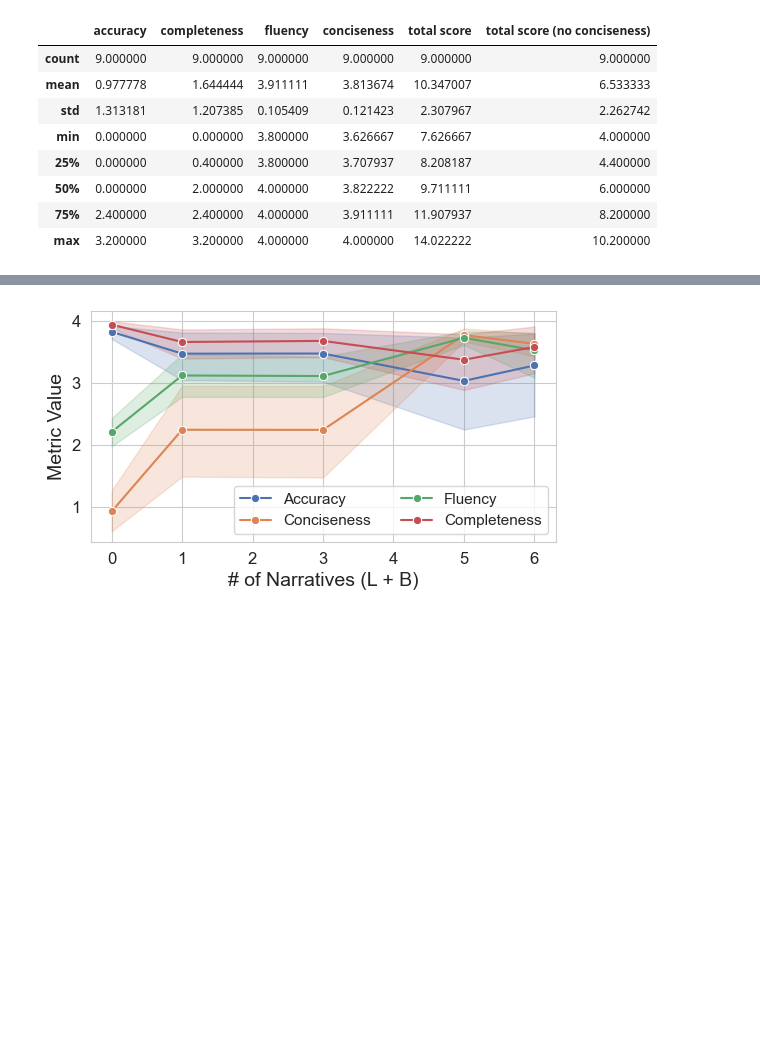
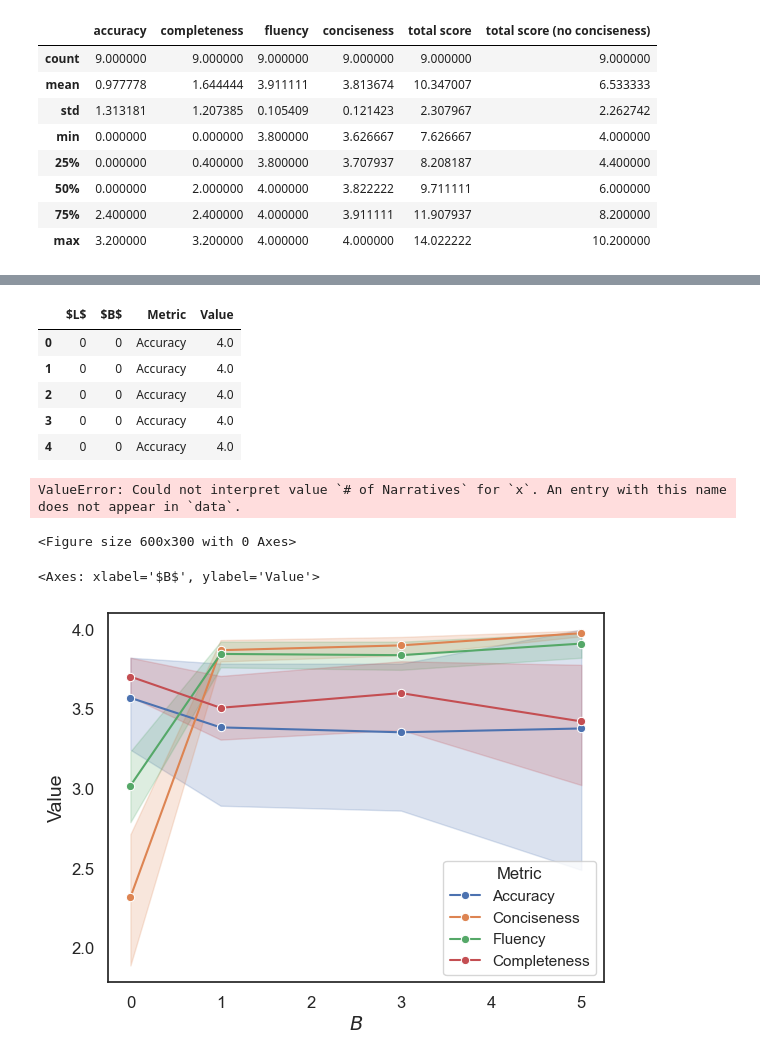
Before and after one commit to sibyl-dev/Explingo, a Jupyter notebook: full-experiment/evaluate_results.ipynb, the cells around one changed output, grey strips where cells are left out. Drawn from its saved outputs; the diff is of its cells as text; code cells hidden in the pictures; blank space fills up the shorter version.

```diff
--- a/full-experiment/evaluate_results.ipynb
+++ b/full-experiment/evaluate_results.ipynb
@@ -223,10 +216,15 @@ import seaborn as sns
 
 df["# of Narratives"] = df["$L$"] + df["$B$"]
 
-df_melted = df.melt(id_vars=["# of Narratives"],
+# df_melted = df.melt(id_vars=["# of Narratives"],
+#                     value_vars=["Accuracy", "Conciseness", "Fluency", "Completeness"],
+#                     var_name="Metric",
+#                     value_name="Value")
+df_melted = df.melt(id_vars=["$L$", "$B$"],
                     value_vars=["Accuracy", "Conciseness", "Fluency", "Completeness"],
                     var_name="Metric",
                     value_name="Value")
+display(df_melted.head())
 
 # Create the line plot
 plt.rcParams.update({
@@ -247,11 +245,23 @@ plt.legend(title=None, ncol=2)
 
 # Add title and labels
 # plt.title("Metric Scores vs # of Narratives")
-plt.xlabel("# of Narratives (L + B)")
+plt.xlabel("Number of Labeled Narratives")
 plt.ylabel("Metric Value")
 
 # Show the plot
 plt.savefig(os.path.join("results", "metrics_over_narratives.png"), bbox_inches="tight")
 plt.show()
 # %% [output]
-[figure, removed]
+|  | $L$ | $B$ | Metric | Value |
+| 0 | 0 | 0 | Accuracy | 4.0 |
+| 1 | 0 | 0 | Accuracy | 4.0 |
+| 2 | 0 | 0 | Accuracy | 4.0 |
+| 3 | 0 | 0 | Accuracy | 4.0 |
+| 4 | 0 | 0 | Accuracy | 4.0 |
+ValueError: Could not interpret value `# of Narratives` for `x`. An entry with this name does not appear in `data`.
+<Figure size 600x300 with 0 Axes>
+# %%
+sns.lineplot(data=df_melted, x="$B$", y="Value", hue="Metric", marker="o", palette="deep", err_style="band")
+# %% [output]
+<Axes: xlabel='$B$', ylabel='Value'>
+[figure, added]
```
Also changed, not shown: parts of 10 cells of this notebook, 18 other files.
